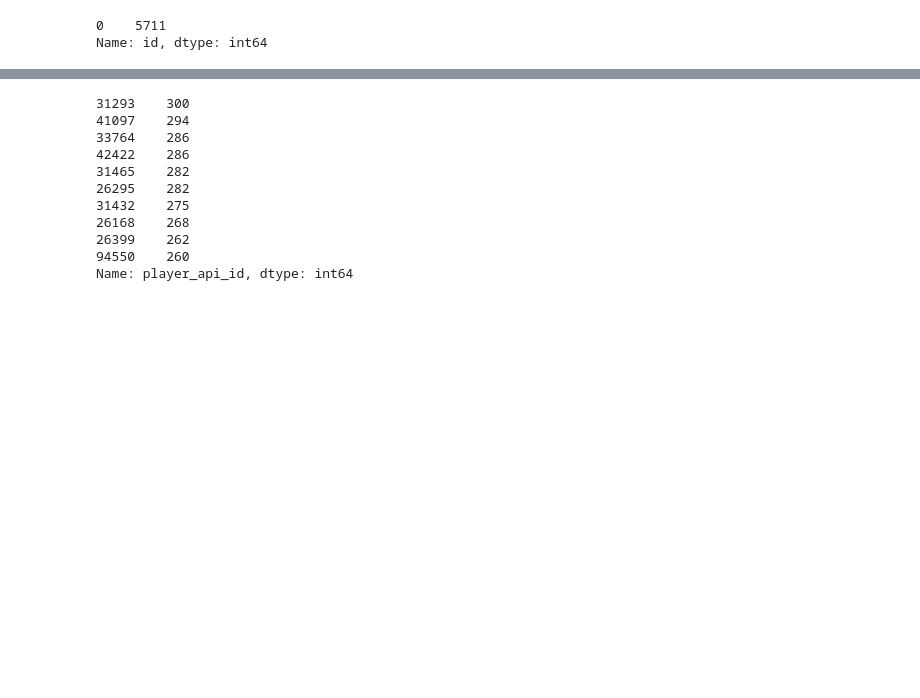
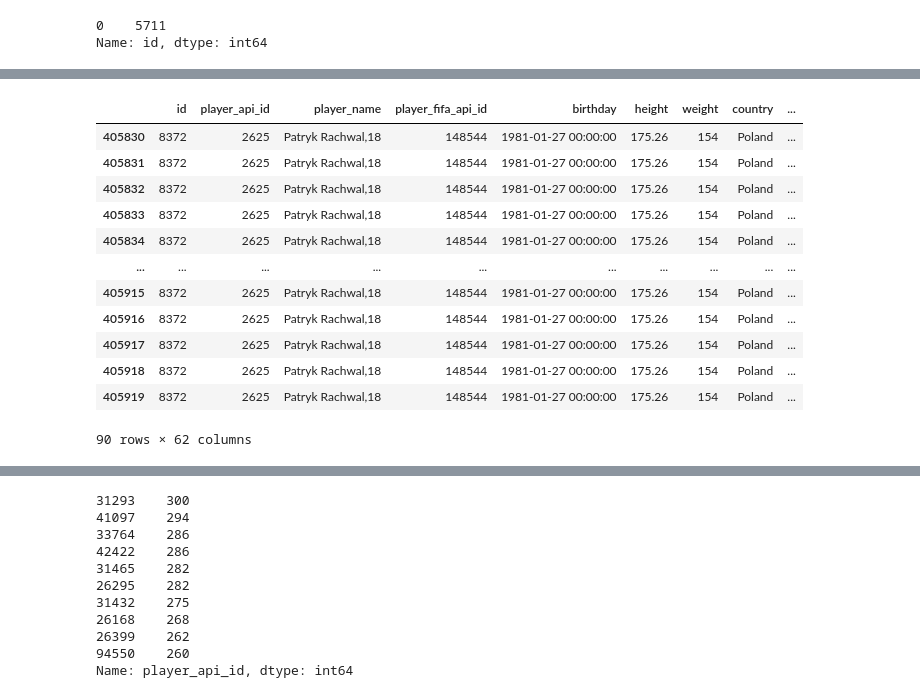
Before and after one commit to ladorabl/udacity_data_analyst_nd, a Jupyter notebook: Project2/Project2_EDA.ipynb, the cells around one changed output, grey strips where cells are left out. Saved outputs shown, nothing was run; the diff lists cells and outputs as text; code cells hidden in the pictures; blank space fills up the shorter version.

```diff
--- a/Project2/Project2_EDA.ipynb
+++ b/Project2/Project2_EDA.ipynb
@@ -685,3 +807,20 @@ player_match
 # %%
 player_match.rename(columns={'name':'country'}, inplace=True)
 player_match.to_csv('player_match.csv',index=False)
+# %%
+player_match_groups = player_match.groupby('player_api_id')
+player_match_groups.get_group(2625)
+# %% [output]
+|  | id | player_api_id | player_name | player_fifa_api_id | birthday | height | weight | country | ... |
+| 405830 | 8372 | 2625 | Patryk Rachwal,18 | 148544 | 1981-01-27 00:00:00 | 175.26 | 154 | Poland | ... |
+| 405831 | 8372 | 2625 | Patryk Rachwal,18 | 148544 | 1981-01-27 00:00:00 | 175.26 | 154 | Poland | ... |
+| 405832 | 8372 | 2625 | Patryk Rachwal,18 | 148544 | 1981-01-27 00:00:00 | 175.26 | 154 | Poland | ... |
+| 405833 | 8372 | 2625 | Patryk Rachwal,18 | 148544 | 1981-01-27 00:00:00 | 175.26 | 154 | Poland | ... |
+| 405834 | 8372 | 2625 | Patryk Rachwal,18 | 148544 | 1981-01-27 00:00:00 | 175.26 | 154 | Poland | ... |
+| ... | ... | ... | ... | ... | ... | ... | ... | ... | ... |
+| 405915 | 8372 | 2625 | Patryk Rachwal,18 | 148544 | 1981-01-27 00:00:00 | 175.26 | 154 | Poland | ... |
+| 405916 | 8372 | 2625 | Patryk Rachwal,18 | 148544 | 1981-01-27 00:00:00 | 175.26 | 154 | Poland | ... |
+| 405917 | 8372 | 2625 | Patryk Rachwal,18 | 148544 | 1981-01-27 00:00:00 | 175.26 | 154 | Poland | ... |
+| 405918 | 8372 | 2625 | Patryk Rachwal,18 | 148544 | 1981-01-27 00:00:00 | 175.26 | 154 | Poland | ... |
+| 405919 | 8372 | 2625 | Patryk Rachwal,18 | 148544 | 1981-01-27 00:00:00 | 175.26 | 154 | Poland | ... |
+90 rows × 62 columns
```
Also changed, not shown: parts of 11 cells of this notebook.
